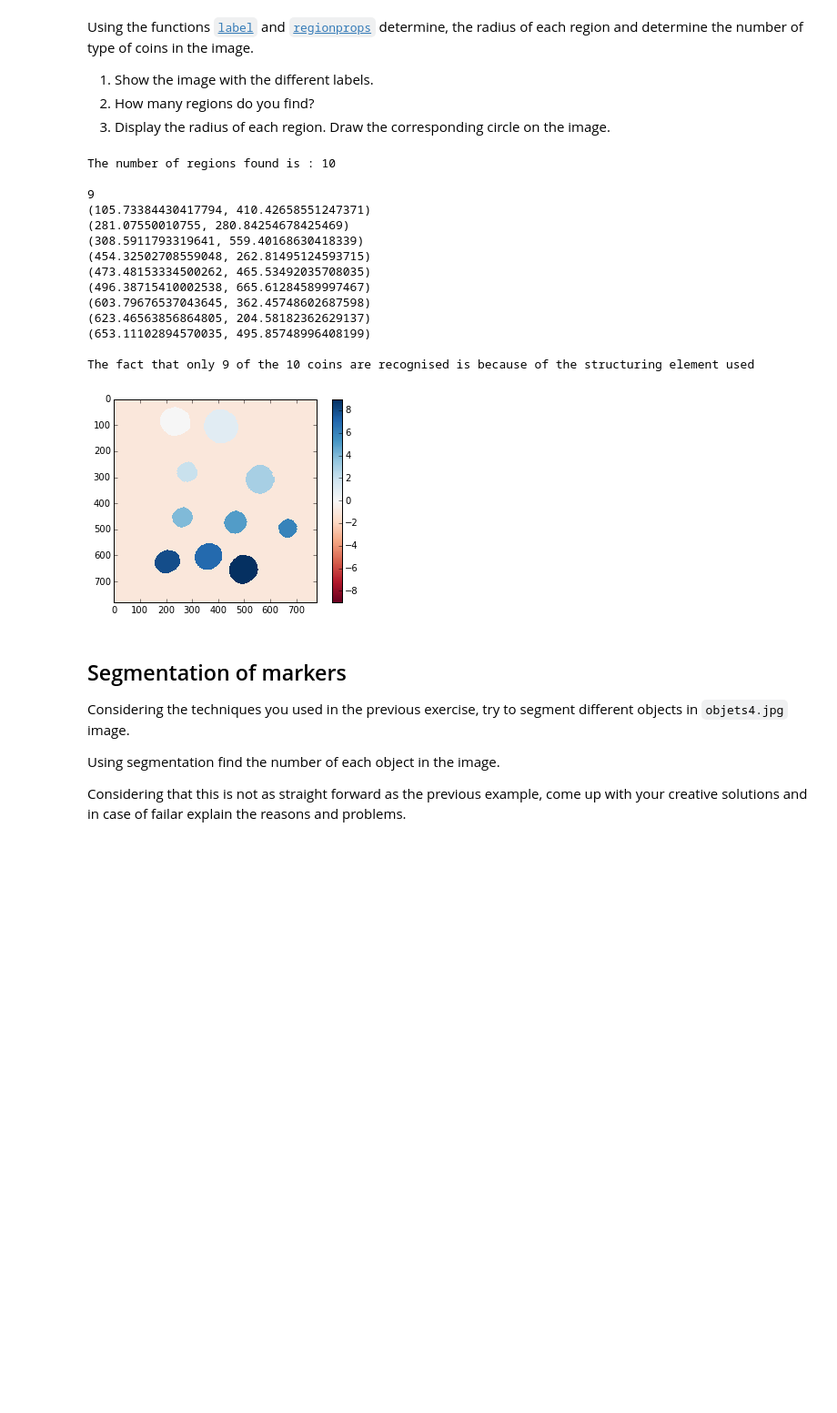
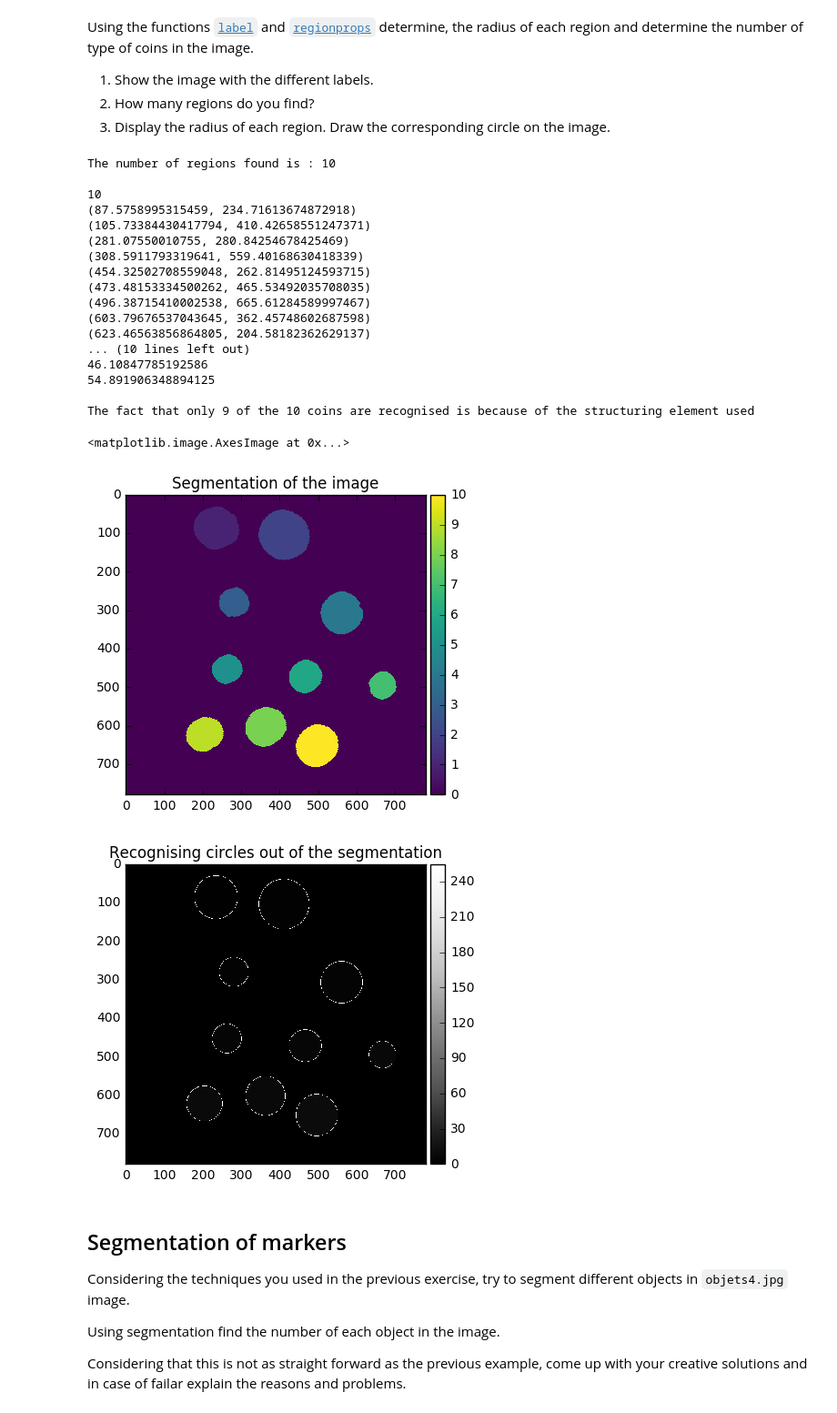
Before and after one commit to thepirate16/B31XB-IIP-TP-1617, a Jupyter notebook: 5-segmentation/segmentation.ipynb, the cells around one changed output. Shown at 91% size. Cells and saved outputs as stored; diff of their text form; code cells hidden in the pictures; blank space fills up the shorter version.

Commit message:
commit for evaluation Lab5-segmentation

```diff
--- a/5-segmentation/segmentation.ipynb
+++ b/5-segmentation/segmentation.ipynb
@@ -76,34 +79,51 @@ Using the functions [`label`](http://scikit-image.org/docs/stable/api/skimage.me
 # %%
 labels, num = label(coins_clean, neighbors=4, background=0, return_num=True, connectivity=True)
 #considering all values with the value of the background(0) to be, indeed, background
 plt.figure()
+plt.title('Segmentation of the image')
 imshow(labels)
 print ('The number of regions found is :', num)
 print('   ')
 
 props = regionprops(labels)
 print(len(props))
-for i in range(0,9):
-    print (props[i].centroid)
+for i in range(0,len(props)):
+    print (props[i].centroid)    #showing the locations of each region found
+print ('   ')
+for i in range(0,len(props)):
+    print (props[i].equivalent_diameter/2)  #showing the radious of each region found
 
 print('   ')
 print ('The fact that only 9 of the 10 coins are recognised is because of the structuring element used')
+
+for i in range (len(props)):  #drawing of the cirles out of the regions and their centroids
+    circles_coord = draw.circle_perimeter(int(props[i].centroid[0]), int(props[i].centroid[1]), int(props[i].equivalent_diameter/2))
+    labels[circles_coord[0], circles_coord[1]]= 255
+
+plt.figure()
+plt.title('Recognising circles out of the segmentation')
+imshow(labels, cmap= cm.Greys_r)
 # %% [output]
 The number of regions found is : 10
 
-9
+10
+(87.5758995315459, 234.71613674872918)
 (105.73384430417794, 410.42658551247371)
 (281.07550010755, 280.84254678425469)
 (308.5911793319641, 559.40168630418339)
 (454.32502708559048, 262.81495124593715)
 (473.48153334500262, 465.53492035708035)
 (496.38715410002538, 665.61284589997467)
 (603.79676537043645, 362.45748602687598)
 (623.46563856864805, 204.58182362629137)
-(653.11102894570035, 495.85748996408199)
+... (10 lines left out)
+46.10847785192586
+54.891906348894125
 
 The fact that only 9 of the 10 coins are recognised is because of the structuring element used
+<matplotlib.image.AxesImage at 0x...>
-[figure, old version]
+[figure, new version]
+[figure, added]
 # %% [markdown]
 ## Segmentation of markers
 
```
Also changed, not shown: parts of 8 cells of this notebook.
